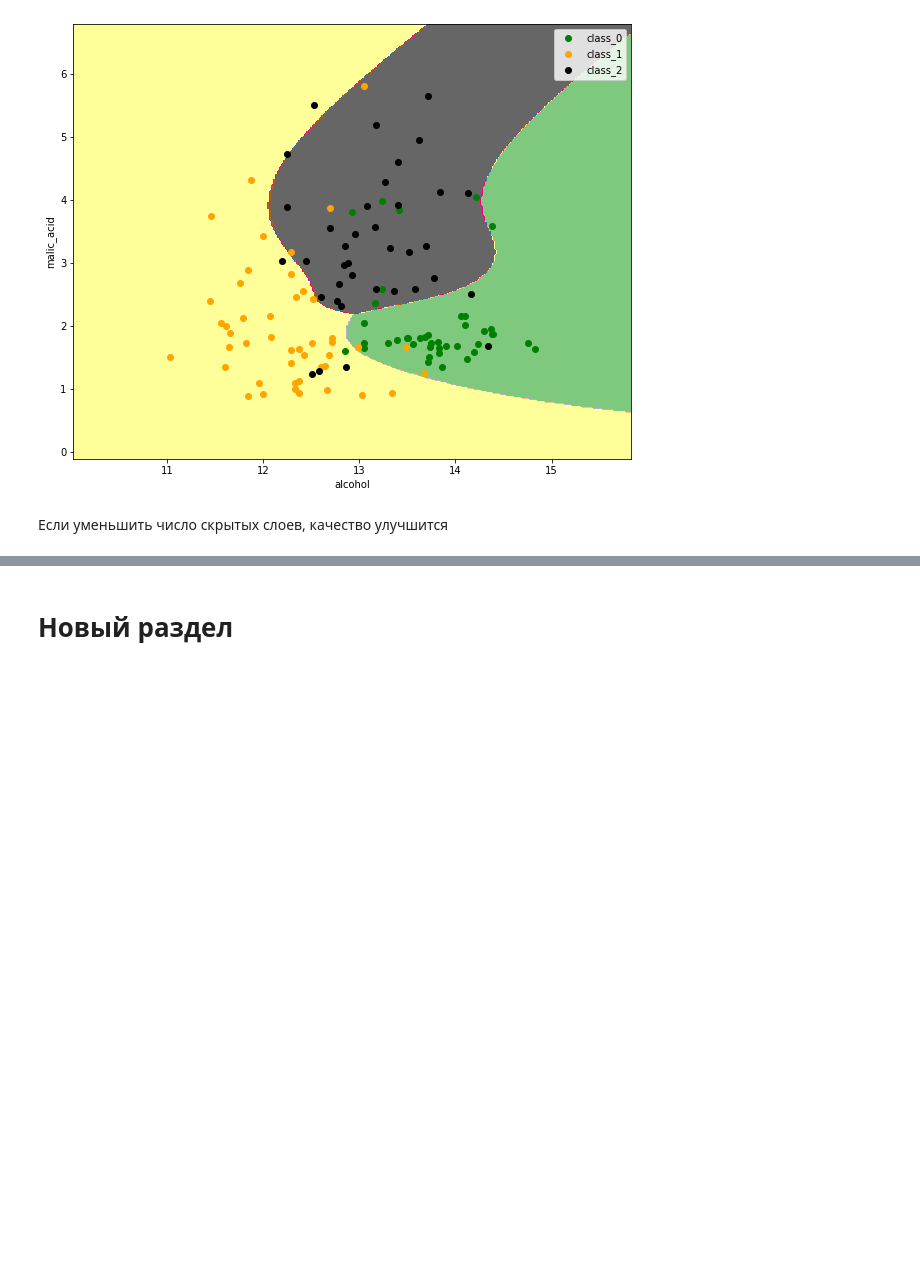
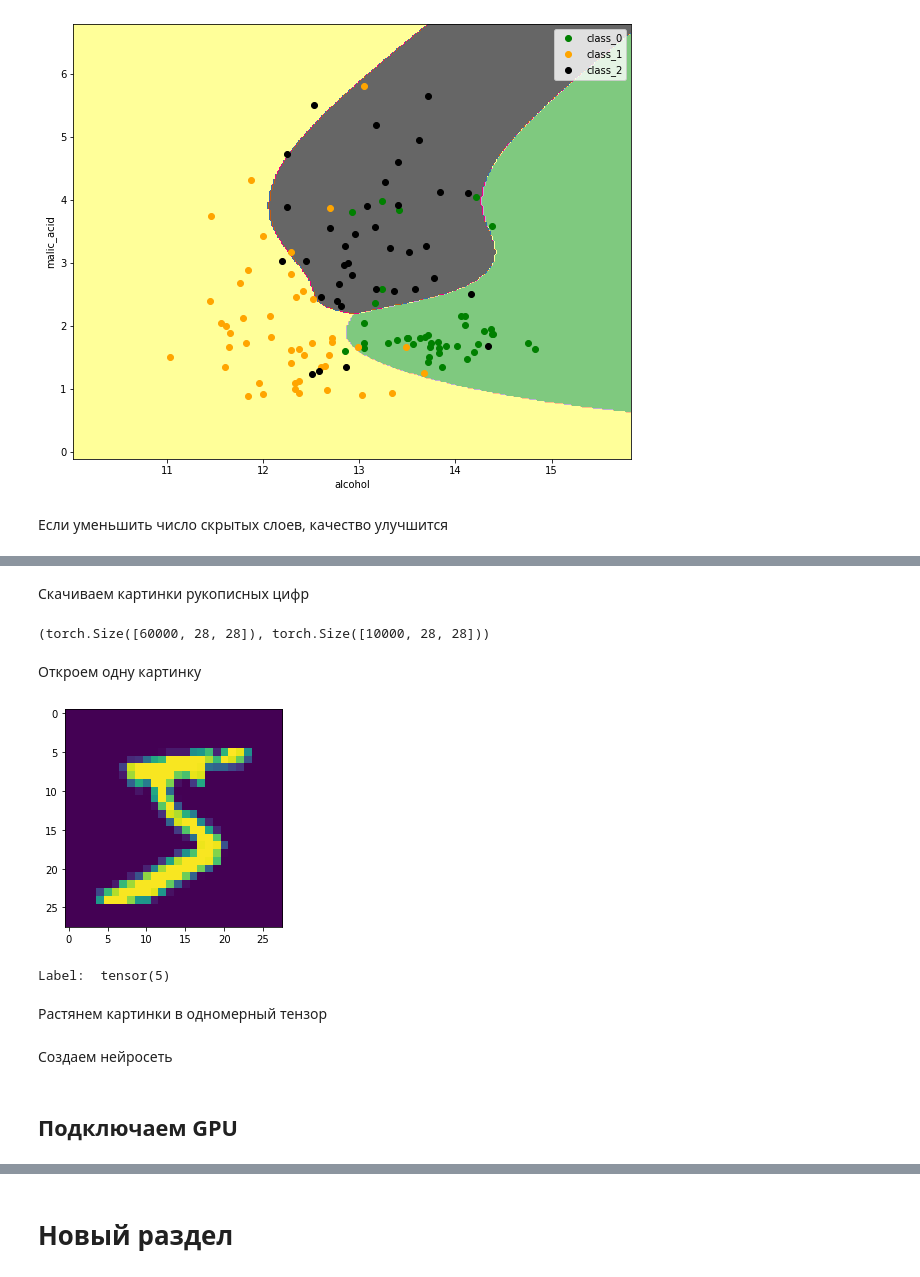
Before and after one commit to Batman511/AI-Samsung-Neural-Networks, a Jupyter notebook: Курс_AI_Samsung_Нейросети.ipynb, the cells around one changed output, grey strips where cells are left out. Saved outputs shown, nothing was run; the diff lists cells and outputs as text; code cells hidden in the pictures; blank space fills up the shorter version.

Commit message:
Классификация рукописных цифр с помощью одномерного тензора

```diff
--- a/Курс_AI_Samsung_Нейросети.ipynb
+++ b/Курс_AI_Samsung_Нейросети.ipynb
@@ -296,0 +312,31 @@ for i, color in zip(range(n_classes), plot_colors):
+# %% [markdown]
+Скачиваем картинки рукописных цифр
+# %%
+import torchvision.datasets
+MNIST_train = torchvision.datasets.MNIST('./', download=True, train=True)
+MNIST_test = torchvision.datasets.MNIST('./', download=True, train=False)
+
+X_train = MNIST_train.train_data
+y_train = MNIST_train.train_labels
+X_test = MNIST_test.test_data
+y_test = MNIST_test.test_labels
+
+# данные в дробных числах
+X_train = X_train.float()
+X_test = X_test.float()
+# %%
+X_train.shape, X_test.shape
+# %% [output]
+(torch.Size([60000, 28, 28]), torch.Size([10000, 28, 28]))
+# %% [markdown]
+Откроем одну картинку
+# %%
+import matplotlib.pyplot as plt
+plt.imshow(X_train[0, :, :])
+plt.show()
+print("Label: ",y_train[0])
+# %% [output]
+[figure, added]
+Label:  tensor(5)
+# %% [markdown]
+Растянем картинки в одномерный тензор
@@ -296,0 +346,2 @@ for i, color in zip(range(n_classes), plot_colors):
+# %% [markdown]
+Создаем нейросеть
@@ -296,0 +365,2 @@ for i, color in zip(range(n_classes), plot_colors):
+# %% [markdown]
+## Подключаем GPU
```
Also changed, not shown: parts of 14 cells of this notebook.
